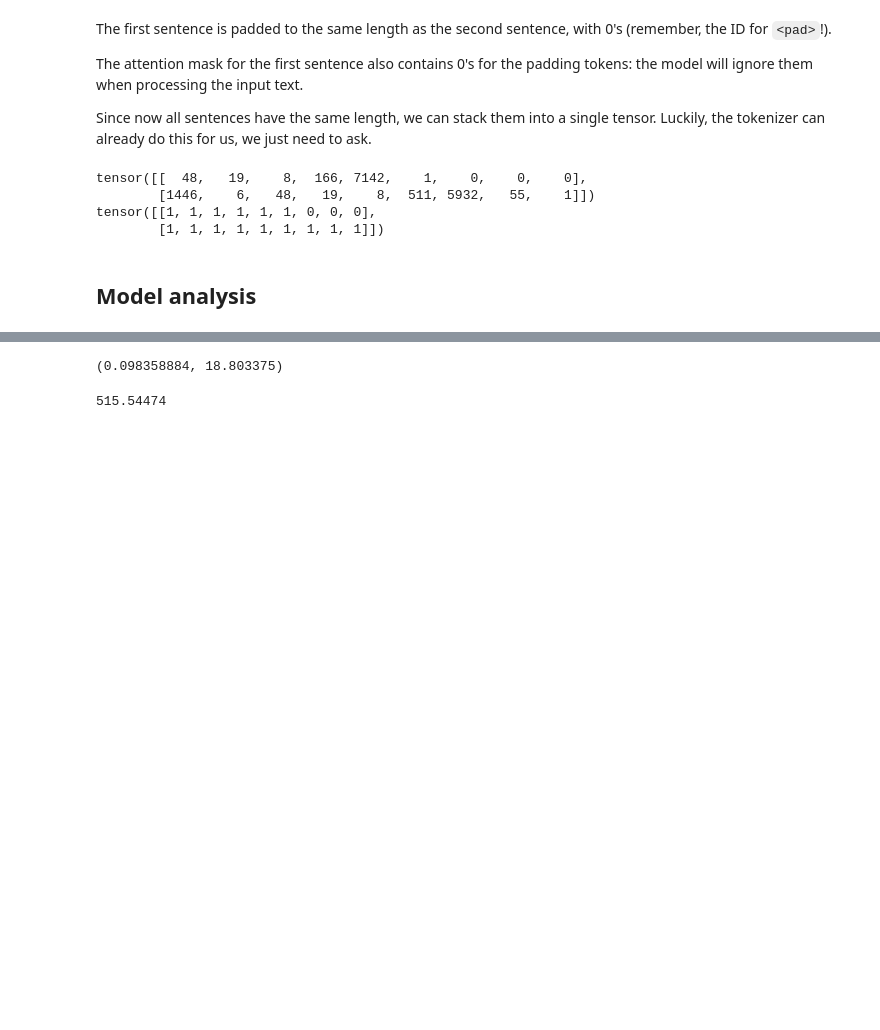
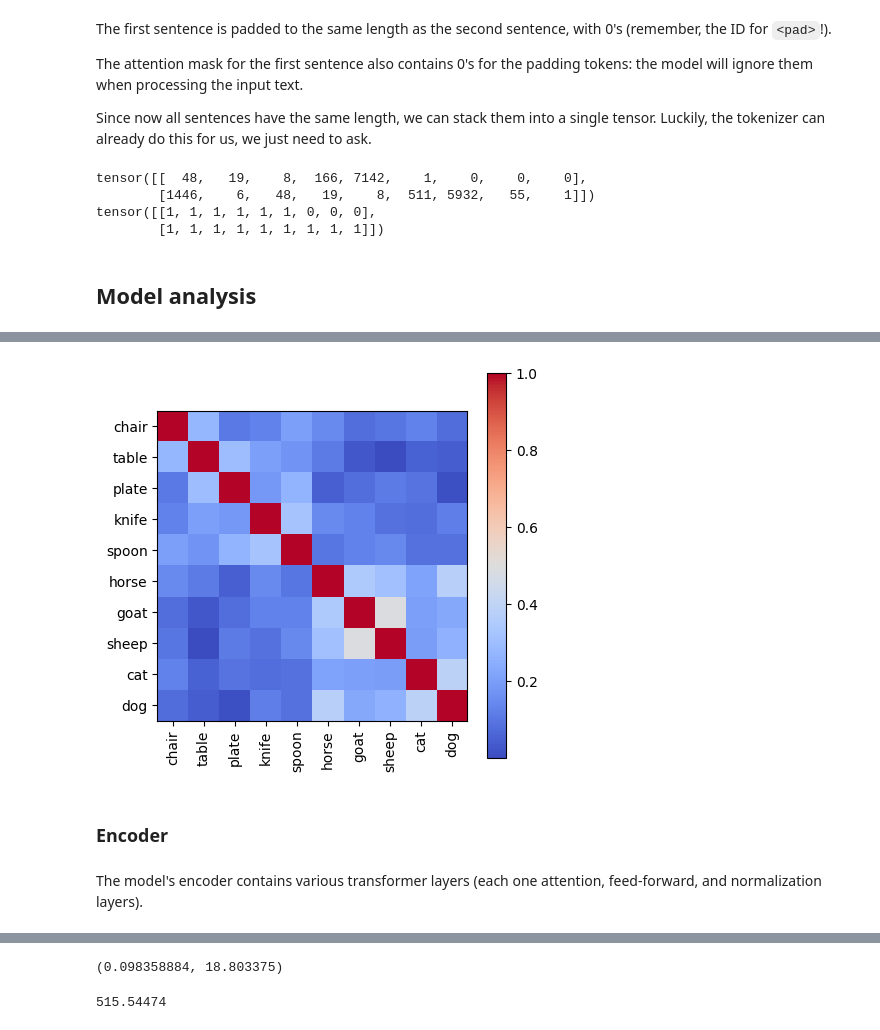
Before and after one commit to dbdmg/llm, a Jupyter notebook: lab02/solution2.ipynb, the cells around one changed output, grey strips where cells are left out. Cells and saved outputs as stored; diff of their text form; code cells hidden in the pictures; blank space fills up the shorter version.

```diff
--- a/lab02/solution2.ipynb
+++ b/lab02/solution2.ipynb
@@ -196,0 +332,15 @@ tensor(True)
+# %%
+from sklearn.metrics.pairwise import cosine_similarity
+
+cosine_similarity(token_embeddings)
+fig, ax = plt.subplots(figsize=(5,5))
+cax = ax.imshow(cosine_similarity(token_embeddings), cmap="coolwarm")
+fig.colorbar(cax)
+plt.xticks(range(len(words)), words, rotation=90)
+plt.yticks(range(len(words)), words);
+# %% [output]
+[figure, added]
+# %% [markdown]
+### Encoder
+# %% [markdown]
+The model's encoder contains various transformer layers (each one attention, feed-forward, and normalization layers).
```
Also changed, not shown: parts of 28 cells of this notebook.
